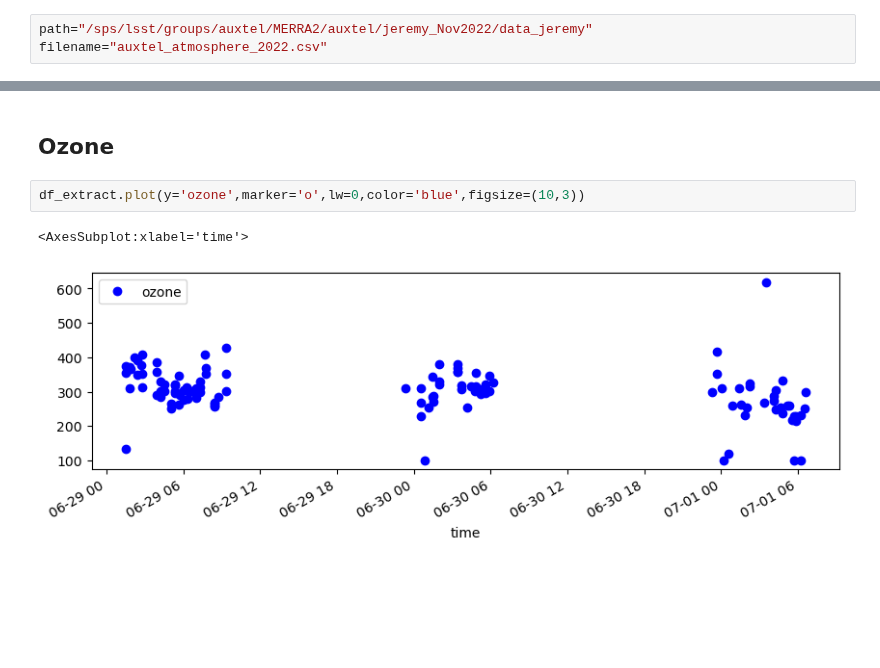
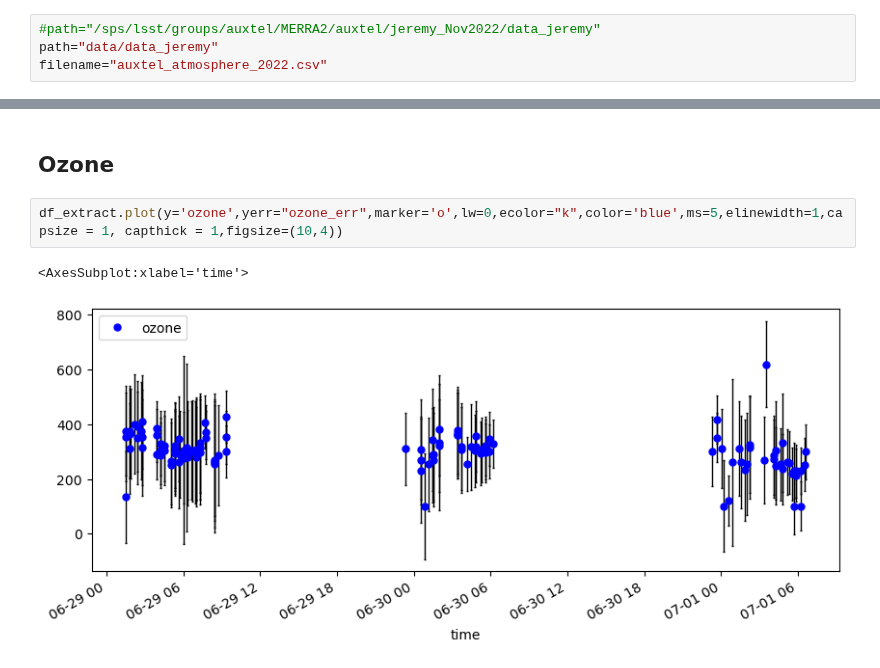
Before and after one commit to sylvielsstfr/GMAOMERRA2, a Jupyter notebook: AnalysisAuxtel/2022/AtmosphericEstimationAuxtel2022.ipynb, the cells around one changed output, grey strips where cells are left out. Drawn from its saved outputs; the diff is of its cells as text; blank space fills up the shorter version.

```diff
--- a/AnalysisAuxtel/2022/AtmosphericEstimationAuxtel2022.ipynb
+++ b/AnalysisAuxtel/2022/AtmosphericEstimationAuxtel2022.ipynb
@@ -17,7 +20,8 @@ November 2022
 import pandas as pd
 import os
 # %%
-path="/sps/lsst/groups/auxtel/MERRA2/auxtel/jeremy_Nov2022/data_jeremy"
+#path="/sps/lsst/groups/auxtel/MERRA2/auxtel/jeremy_Nov2022/data_jeremy"
+path="data/data_jeremy"
 filename="auxtel_atmosphere_2022.csv"
 # %%
 ! ls $path
@@ -149,7 +154,7 @@ df_extract.plot(y='VAOD_y',marker='o',lw=0,color='blue',figsize=(10,3))
 # %% [markdown]
 ## Ozone
 # %%
-df_extract.plot(y='ozone',marker='o',lw=0,color='blue',figsize=(10,3))
+df_extract.plot(y='ozone',yerr="ozone_err",marker='o',lw=0,ecolor="k",color='blue',ms=5,elinewidth=1,capsize = 1, capthick = 1,figsize=(10,4))
 # %% [output]
 <AxesSubplot:xlabel='time'>
-[figure, old version]
+[figure, new version]
```
Also changed, not shown: parts of 3 cells of this notebook, 2 other files.
